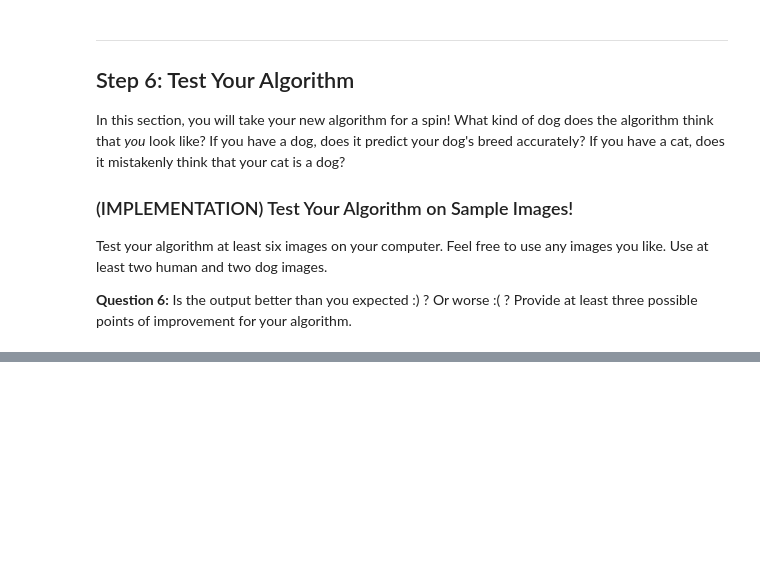
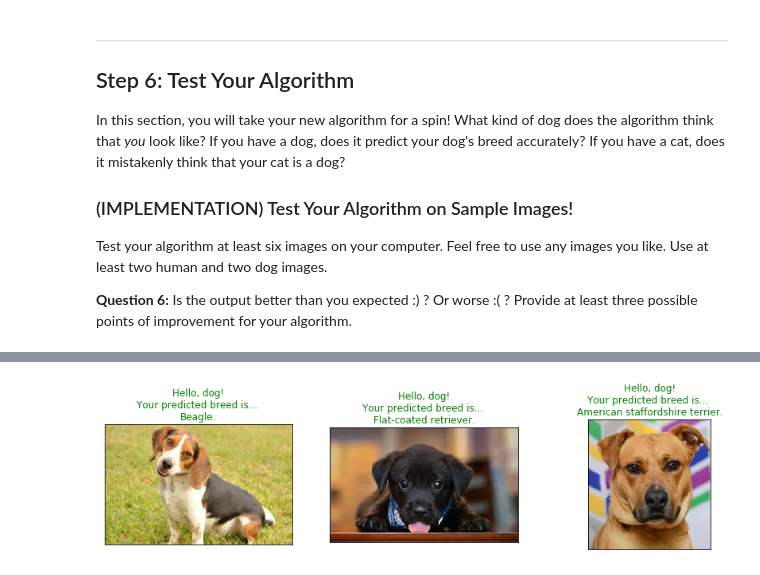
Before and after one commit to Erickramirez/Udacity-deep-learning-v2-pytorch, a Jupyter notebook: project-dog-classification/dog_app.ipynb, the cells around one changed output, grey strips where cells are left out. Saved outputs shown, nothing was run; the diff lists cells and outputs as text; code cells hidden in the pictures; blank space fills up the shorter version.

```diff
--- a/project-dog-classification/dog_app.ipynb
+++ b/project-dog-classification/dog_app.ipynb
@@ -780,0 +813,9 @@ for file in np.hstack((human_files[:3], dog_files[:3])):
+# %%
+fig = plt.figure(figsize=(50, 3))
+for idx in np.arange(len(dog_files)):
+    img, classification,label = run_app(dog_files[idx])
+    ax = fig.add_subplot(1, 20/2, idx+1, xticks=[], yticks=[])
+    plt.imshow(img)
+    ax.set_title("{}".format(label), color=("green" if 'dog'==classification else "red"))
+# %% [output]
+[figure, added]
```
Also changed, not shown: parts of 25 cells of this notebook, 8 other files.
